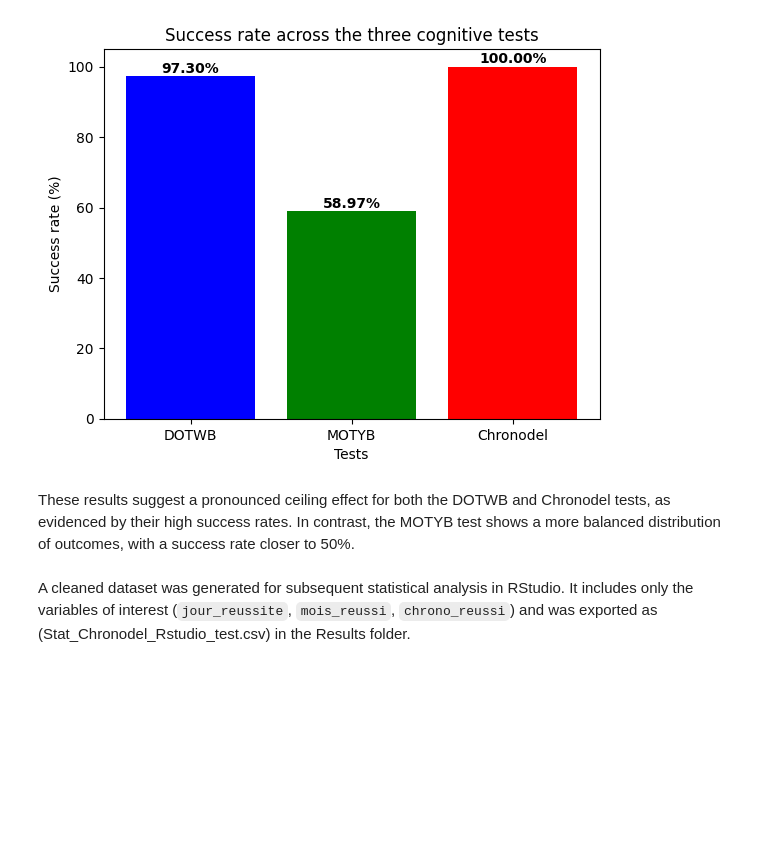
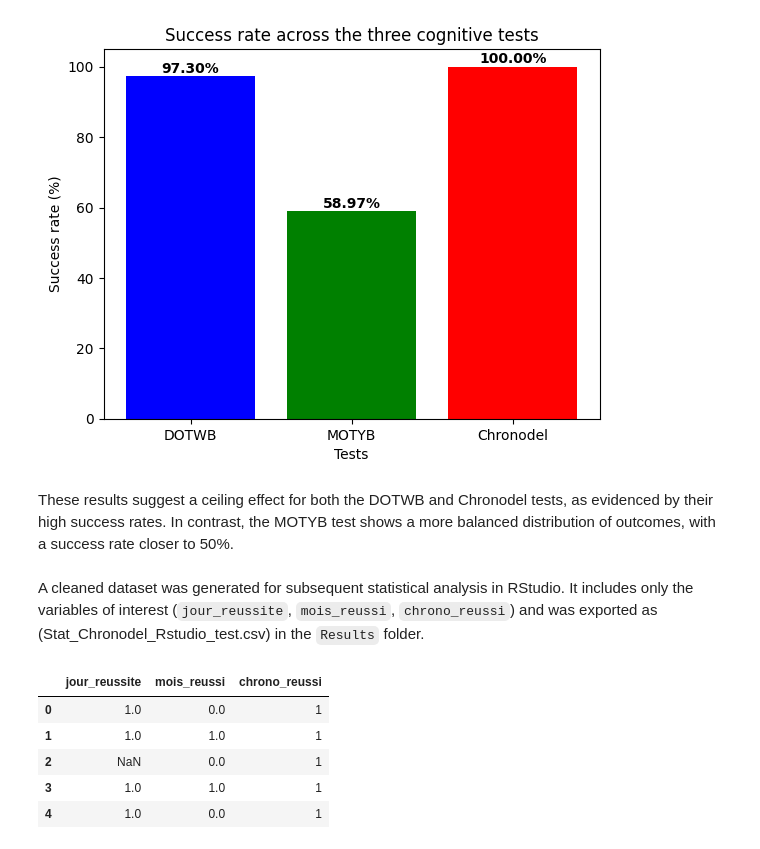
Before and after one commit to nicolasjumel/Stat-Chronodel-Rstudio-VSC-Nicolas-Jumel, a Jupyter notebook: Python/Stat Chronodel VSC.ipynb, the cells around one changed output. Cells and saved outputs as stored; diff of their text form; code cells hidden in the pictures; blank space fills up the shorter version.

```diff
--- a/Python/Stat Chronodel VSC.ipynb
+++ b/Python/Stat Chronodel VSC.ipynb
@@ -163,9 +188,19 @@ plt.show()
 # %% [output]
 [figure]
 # %% [markdown]
-These results suggest a pronounced ceiling effect for both the DOTWB and Chronodel tests, as evidenced by their high success rates. In contrast, the MOTYB test shows a more balanced distribution of outcomes, with a success rate closer to 50%.
+These results suggest a ceiling effect for both the DOTWB and Chronodel tests, as evidenced by their high success rates. In contrast, the MOTYB test shows a more balanced distribution of outcomes, with a success rate closer to 50%.
 # %%
 #create a new csv file of the data with only the columns "jour_reussite", "mois_reussi" and "chrono_reussi" with a new name "Stat_Chronodel_Rstudio_test.csv"
 Data[["jour_reussite", "mois_reussi", "chrono_reussi"]].to_csv("Results/Stat_Chronodel_Rstudio_test.csv", index=False)
 # %% [markdown]
-A cleaned dataset was generated for subsequent statistical analysis in RStudio. It includes only the variables of interest (`jour_reussite`, `mois_reussi`, `chrono_reussi`) and was exported as (Stat_Chronodel_Rstudio_test.csv) in the Results folder.
+A cleaned dataset was generated for subsequent statistical analysis in RStudio. It includes only the variables of interest (`jour_reussite`, `mois_reussi`, `chrono_reussi`) and was exported as (Stat_Chronodel_Rstudio_test.csv) in the `Results` folder.
+# %%
+new_data = pd.read_csv("Results/Stat_Chronodel_Rstudio_test.csv")
+new_data.head()
+# %% [output]
+|  | jour_reussite | mois_reussi | chrono_reussi |
+| 0 | 1.0 | 0.0 | 1 |
+| 1 | 1.0 | 1.0 | 1 |
+| 2 | NaN | 0.0 | 1 |
+| 3 | 1.0 | 1.0 | 1 |
+| 4 | 1.0 | 0.0 | 1 |
```
Also changed, not shown: parts of 3 cells of this notebook, 3 other files.
